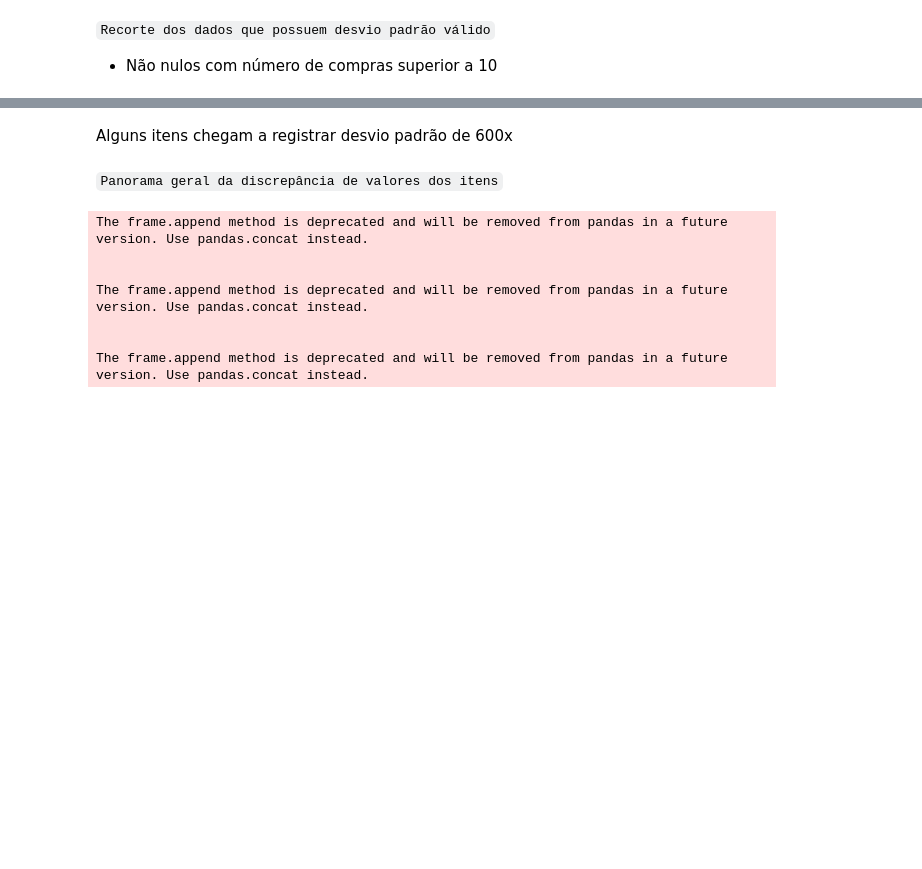
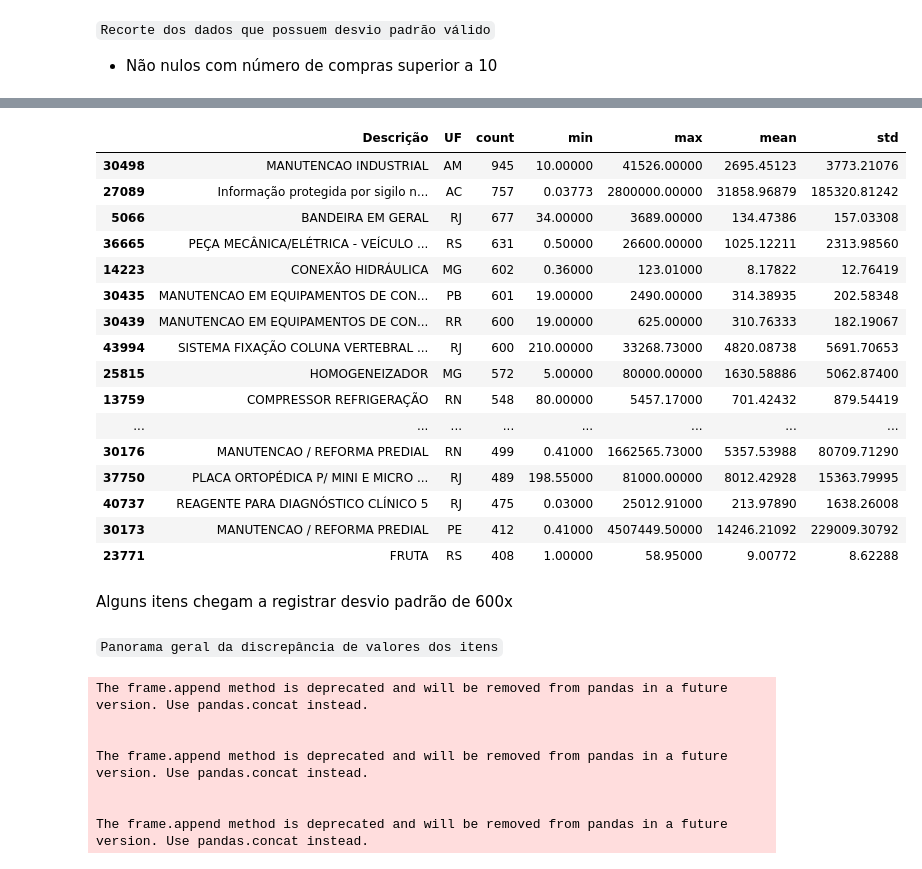
Before and after one commit to ednaelxd/public_bidding, a Jupyter notebook: notebooks/01_abordagem_estatistica.ipynb, the cells around one changed output, grey strips where cells are left out. Saved outputs shown, nothing was run; the diff lists cells and outputs as text; code cells hidden in the pictures; blank space fills up the shorter version.

```diff
--- a/notebooks/abordagem_estatistica.ipynb
+++ b/notebooks/01_abordagem_estatistica.ipynb
@@ -156,7 +158,7 @@ agrup
 - Recorte para remoção dos serviços, por não caracterizarem comparação de iguais
 # %%
 
-agrup = df[df['Obras']=='Compras/Servicos'].groupby(['Descrição','UF','data']).agg({'valor_individual':['describe','std']})
+agrup = df[df['Obras']=='Compras/Servicos'].groupby(['Descrição','UF']).agg({'valor_individual':['count','min','max','mean','std']})
 agrup = pd.DataFrame(agrup['valor_individual']).reset_index(drop=False)
 agrup = agrup.sort_values(by='count',ascending=False)
 agrup
@@ -173,2 +187,2 @@ range1.shape
 # %%
-range1 = range1.sort_values(by='std',ascending=False)
+range1 = range1.sort_values(by='count',ascending=False)
@@ -191,3 +189,25 @@ range1
+# %%
+pd.options.display.max_colwidth = 500
+pd.set_option('display.float_format', lambda x: '%.5f' % x)
+range1[0:20]
+# %% [output]
+|  | Descrição | UF | count | min | max | mean | std |
+| 30498 | MANUTENCAO INDUSTRIAL | AM | 945 | 10.00000 | 41526.00000 | 2695.45123 | 3773.21076 |
+| 27089 | Informação protegida por sigilo n... | AC | 757 | 0.03773 | 2800000.00000 | 31858.96879 | 185320.81242 |
+| 5066 | BANDEIRA EM GERAL | RJ | 677 | 34.00000 | 3689.00000 | 134.47386 | 157.03308 |
+| 36665 | PEÇA MECÂNICA/ELÉTRICA - VEÍCULO ... | RS | 631 | 0.50000 | 26600.00000 | 1025.12211 | 2313.98560 |
+| 14223 | CONEXÃO HIDRÁULICA | MG | 602 | 0.36000 | 123.01000 | 8.17822 | 12.76419 |
+| 30435 | MANUTENCAO EM EQUIPAMENTOS DE CON... | PB | 601 | 19.00000 | 2490.00000 | 314.38935 | 202.58348 |
+| 30439 | MANUTENCAO EM EQUIPAMENTOS DE CON... | RR | 600 | 19.00000 | 625.00000 | 310.76333 | 182.19067 |
+| 43994 | SISTEMA FIXAÇÃO COLUNA VERTEBRAL ... | RJ | 600 | 210.00000 | 33268.73000 | 4820.08738 | 5691.70653 |
+| 25815 | HOMOGENEIZADOR | MG | 572 | 5.00000 | 80000.00000 | 1630.58886 | 5062.87400 |
+| 13759 | COMPRESSOR REFRIGERAÇÃO | RN | 548 | 80.00000 | 5457.17000 | 701.42432 | 879.54419 |
+| ... | ... | ... | ... | ... | ... | ... | ... |
+| 30176 | MANUTENCAO / REFORMA PREDIAL | RN | 499 | 0.41000 | 1662565.73000 | 5357.53988 | 80709.71290 |
+| 37750 | PLACA ORTOPÉDICA P/ MINI E MICRO ... | RJ | 489 | 198.55000 | 81000.00000 | 8012.42928 | 15363.79995 |
+| 40737 | REAGENTE PARA DIAGNÓSTICO CLÍNICO 5 | RJ | 475 | 0.03000 | 25012.91000 | 213.97890 | 1638.26008 |
+| 30173 | MANUTENCAO / REFORMA PREDIAL | PE | 412 | 0.41000 | 4507449.50000 | 14246.21092 | 229009.30792 |
+| 23771 | FRUTA | RS | 408 | 1.00000 | 58.95000 | 9.00772 | 8.62288 |
 # %%
 # Avaliando por período
 
```
Also changed, not shown: parts of 5 cells of this notebook, 18 other files.
